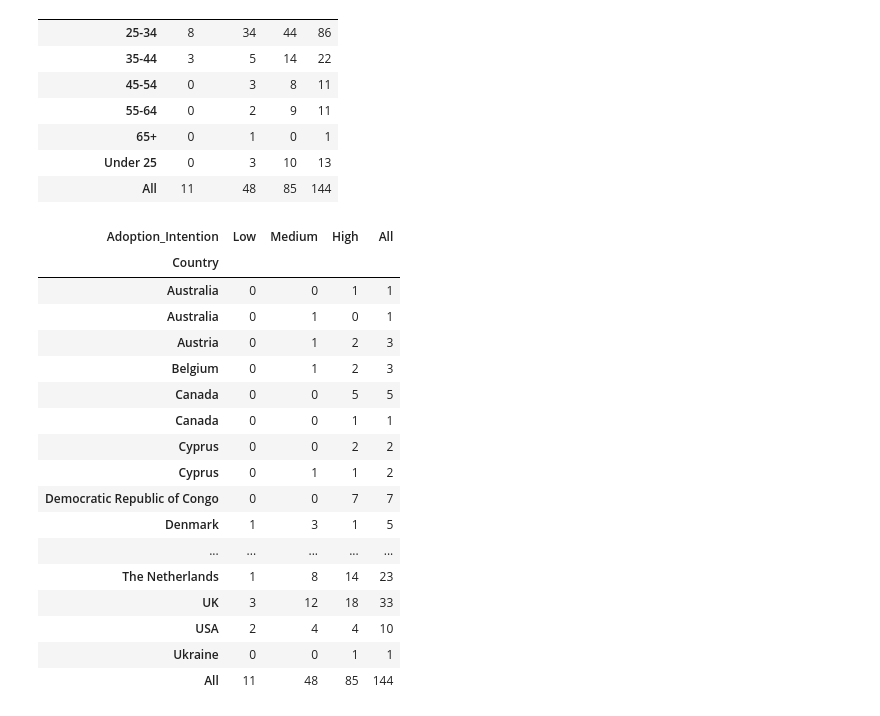
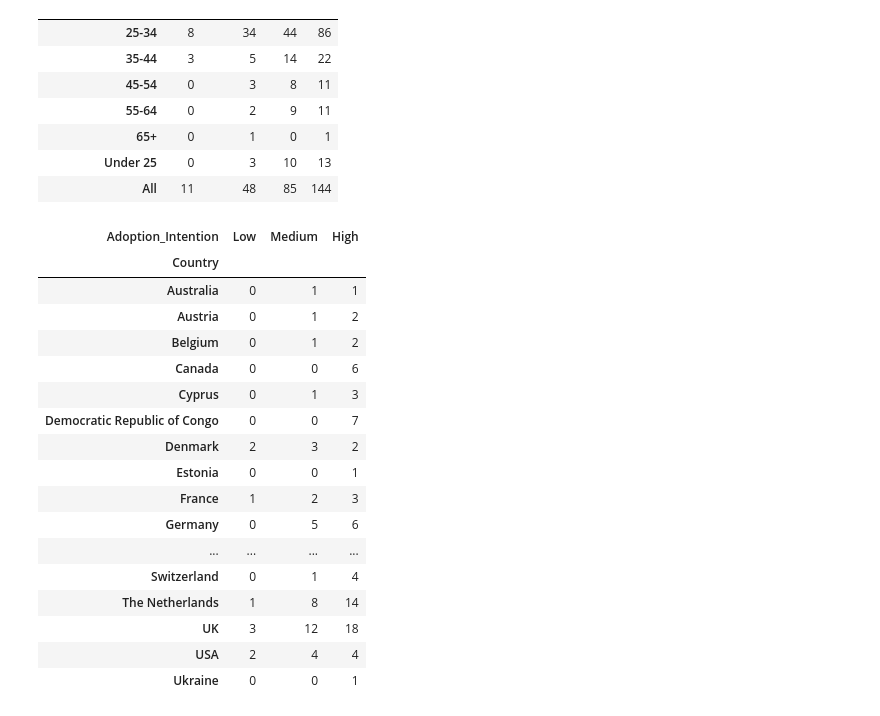
Before and after one commit to KalliopiGeorgiou/Master_Thesis_Diaspora_Repatriation_Platforms, a Jupyter notebook: Thesis_Analysis.ipynb, the cells around one changed output. Drawn from its saved outputs; the diff is of its cells as text; code cells hidden in the pictures.

```diff
--- a/Thesis_Analysis.ipynb
+++ b/Thesis_Analysis.ipynb
@@ -132,6 +133,7 @@ countries = {
     "Denmark ": "Denmark",
     "France ": "France",
     "Germany ": "Germany",
-    "Switzerland " : "Switzerland"
+    "Switzerland " : "Switzerland",
+    "Sweden " : "Sweden"
 }
 df["Country"] = df["Country"].replace(countries)
@@ -534,13 +575,13 @@ AD3   0.359745  0.458207  0.435202  0.578208  0.651657  0.652447  1.000000
 # %%
 # Correlation between constructs
 
-df["RA"] = df[["RA1","RA2","RA3"]].mean(axis=1)
-df["CO"] = df[["CO1","CO2","CO3"]].mean(axis=1)
-df["OBS"] = df[["OBS1","OBS2","OBS4"]].mean(axis=1)  # I don't take OBS3 into account
-df["IT"] = df[["IT1","IT2","IT3","IT4"]].mean(axis=1)
-df["TR"] = df[["TR1","TR2","TR3","TR4"]].mean(axis=1)
-df["AD"] = df[["AD1","AD2","AD3"]].mean(axis=1)
-corr = df[["CO","RA","OBS","IT","TR","AD"]].corr().round(3)
+df_new["RA"] = df_new[["RA1","RA2","RA3"]].mean(axis=1)
+df_new["CO"] = df_new[["CO1","CO2","CO3"]].mean(axis=1)
+df_new["OBS"] = df_new[["OBS1","OBS2","OBS4"]].mean(axis=1)  # I don't take OBS3 into account
+df_new["IT"] = df_new[["IT1","IT2","IT3","IT4"]].mean(axis=1)
+df_new["TR"] = df_new[["TR1","TR2","TR3","TR4"]].mean(axis=1)
+df_new["AD"] = df_new[["AD1","AD2","AD3"]].mean(axis=1)
+corr = df_new[["CO","RA","OBS","IT","TR","AD"]].corr().round(3)
 corr
 # %% [output]
 |  | CO | RA | OBS | IT | TR | AD |
@@ -744,5 +785,5 @@ print(summary)
 bins = [0.99, 2.33, 3.66, 5.01]
 labels = ["Low", "Medium", "High"]
 
-df["Adoption_Intention"] = pd.cut(df["AD"], bins=bins, labels=labels, include_lowest=True)
+df_new["Adoption_Intention"] = pd.cut(df_new["AD"], bins=bins, labels=labels, include_lowest=True)
 # %%
@@ -767,25 +807,27 @@ pd.crosstab(df["Age_Group"], df["Adoption_Intention"])
 | 65+ | 0 | 1 | 0 | 1 |
 | Under 25 | 0 | 3 | 10 | 13 |
 | All | 11 | 48 | 85 | 144 |
+# %%
+df_new["Country"] = df_new["Country"].replace("Sweden ", "Sweden")
 # %%
-pd.crosstab(df["Country"], df["Adoption_Intention"])
+pd.crosstab(df_new["Country"], df_new["Adoption_Intention"])
 # %% [output]
-| Adoption_Intention | Low | Medium | High | All |
-| Country |  |  |  |  |
-| Australia | 0 | 0 | 1 | 1 |
-| Australia | 0 | 1 | 0 | 1 |
-| Austria | 0 | 1 | 2 | 3 |
-| Belgium | 0 | 1 | 2 | 3 |
-| Canada | 0 | 0 | 5 | 5 |
-| Canada | 0 | 0 | 1 | 1 |
-| Cyprus | 0 | 0 | 2 | 2 |
-| Cyprus | 0 | 1 | 1 | 2 |
-| Democratic Republic of Congo | 0 | 0 | 7 | 7 |
-| Denmark | 1 | 3 | 1 | 5 |
-| ... | ... | ... | ... | ... |
-| The Netherlands | 1 | 8 | 14 | 23 |
-| UK | 3 | 12 | 18 | 33 |
-| USA | 2 | 4 | 4 | 10 |
-| Ukraine | 0 | 0 | 1 | 1 |
-| All | 11 | 48 | 85 | 144 |
+| Adoption_Intention | Low | Medium | High |
+| Country |  |  |  |
+| Australia | 0 | 1 | 1 |
+| Austria | 0 | 1 | 2 |
+| Belgium | 0 | 1 | 2 |
+| Canada | 0 | 0 | 6 |
+| Cyprus | 0 | 1 | 3 |
+| Democratic Republic of Congo | 0 | 0 | 7 |
+| Denmark | 2 | 3 | 2 |
+| Estonia | 0 | 0 | 1 |
+| France | 1 | 2 | 3 |
+| Germany | 0 | 5 | 6 |
+| ... | ... | ... | ... |
+| Switzerland | 0 | 1 | 4 |
+| The Netherlands | 1 | 8 | 14 |
+| UK | 3 | 12 | 18 |
+| USA | 2 | 4 | 4 |
+| Ukraine | 0 | 0 | 1 |
 # %%
```
Also changed, not shown: parts of 23 cells of this notebook.
